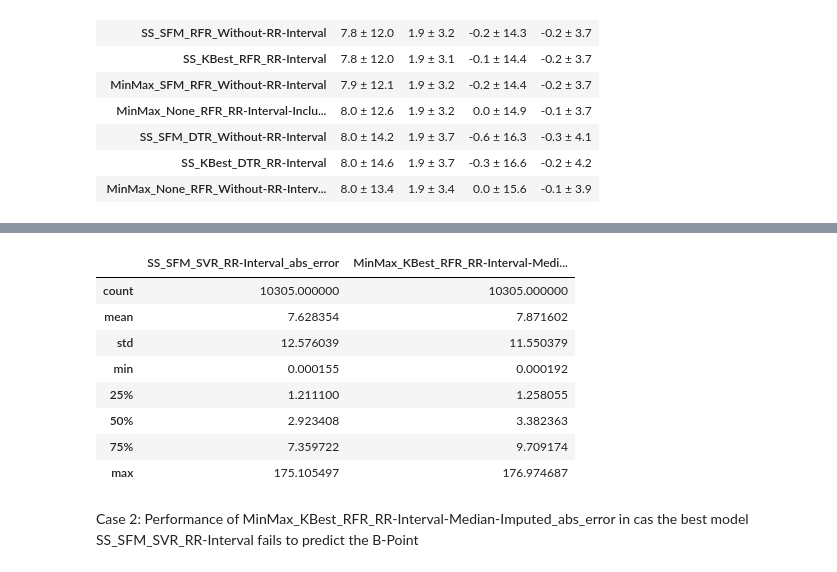
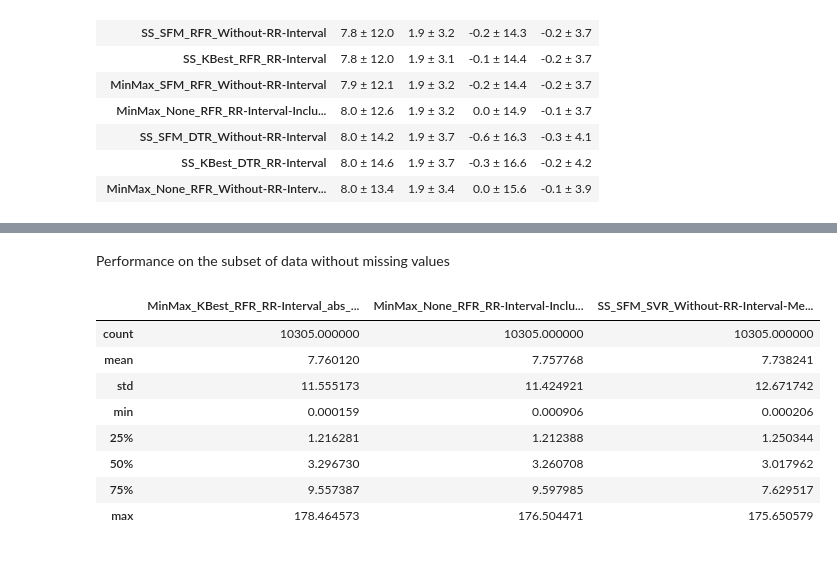
Before and after one commit to empkins/pepbench, a Jupyter notebook: experiments/pep_algorithm_benchmarking/notebooks/ML_analysis/Evaluation/ComputeMetrics.ipynb, the cells around one changed output, grey strips where cells are left out. Drawn from its saved outputs; the diff is of its cells as text; code cells hidden in the pictures.

Commit message:
Adapted Scripts to new data and computed error metrics

```diff
--- a/experiments/pep_algorithm_benchmarking/notebooks/ML_analysis/Evaluation/ComputeMetrics.ipynb
+++ b/experiments/pep_algorithm_benchmarking/notebooks/ML_analysis/Evaluation/ComputeMetrics.ipynb
@@ -229,2 +239,3 @@ merged_ml_results_metrics
 # %%
-median_algo_performance = merged_ml_results_metrics[['SS_SFM_SVR_RR-Interval_abs_error', 'MinMax_KBest_RFR_RR-Interval-Median-Imputed_abs_error']]
+best_algos_performance = merged_ml_results_metrics[[f'{best_algo_drop_nan}_abs_error', f'{best_algo_include_nan}_abs_error', f'{best_algo_median_imputed}_abs_error']]
+best_algos_performance
@@ -250,14 +269,14 @@ Case 1: Performance of MinMax_KBest_RFR_RR-Interval-Median-Imputed_abs_error in
+# %% [markdown]
+Performance on the subset of data without missing values
 # %%
-median_algo_performance[~median_algo_performance['SS_SFM_SVR_RR-Interval_abs_error'].isna()].describe()
+best_algos_performance[~best_algos_performance[f'{best_algo_drop_nan}_abs_error'].isna()].describe()
 # %% [output]
-|  | SS_SFM_SVR_RR-Interval_abs_error | MinMax_KBest_RFR_RR-Interval-Medi... |
-| count | 10305.000000 | 10305.000000 |
-| mean | 7.628354 | 7.871602 |
-| std | 12.576039 | 11.550379 |
-| min | 0.000155 | 0.000192 |
-| 25% | 1.211100 | 1.258055 |
-| 50% | 2.923408 | 3.382363 |
-| 75% | 7.359722 | 9.709174 |
-| max | 175.105497 | 176.974687 |
+|  | MinMax_KBest_RFR_RR-Interval_abs_... | MinMax_None_RFR_RR-Interval-Inclu... | SS_SFM_SVR_Without-RR-Interval-Me... |
+| count | 10305.000000 | 10305.000000 | 10305.000000 |
+| mean | 7.760120 | 7.757768 | 7.738241 |
+| std | 11.555173 | 11.424921 | 12.671742 |
+| min | 0.000159 | 0.000906 | 0.000206 |
+| 25% | 1.216281 | 1.212388 | 1.250344 |
+| 50% | 3.296730 | 3.260708 | 3.017962 |
+| 75% | 9.557387 | 9.597985 | 7.629517 |
+| max | 178.464573 | 176.504471 | 175.650579 |
-# %% [markdown]
-Case 2: Performance of MinMax_KBest_RFR_RR-Interval-Median-Imputed_abs_error in cas the best model SS_SFM_SVR_RR-Interval fails to predict the B-Point
```
Also changed, not shown: parts of 13 cells of this notebook, 6 other files.
